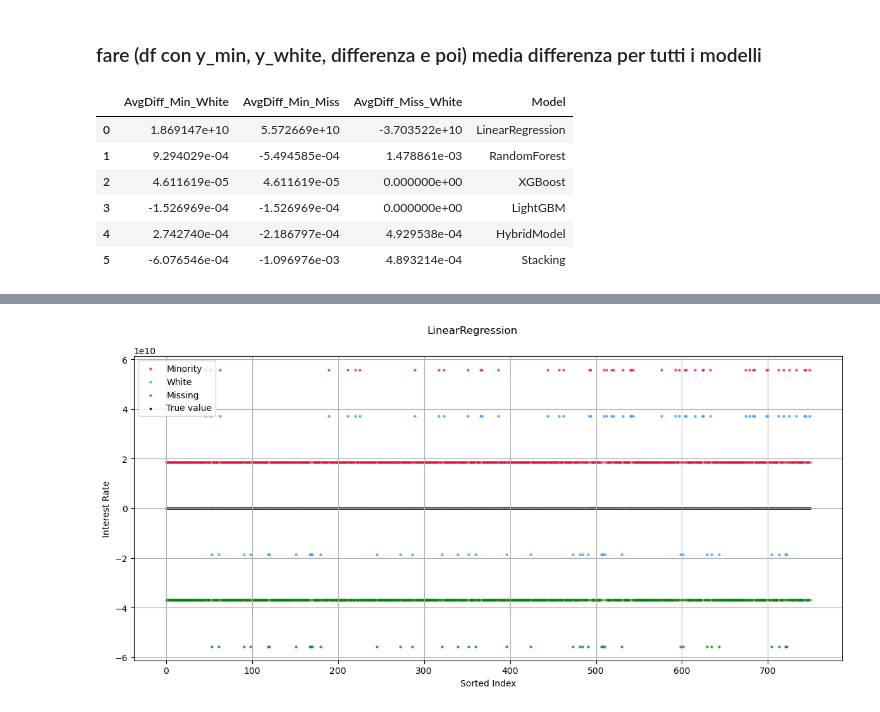
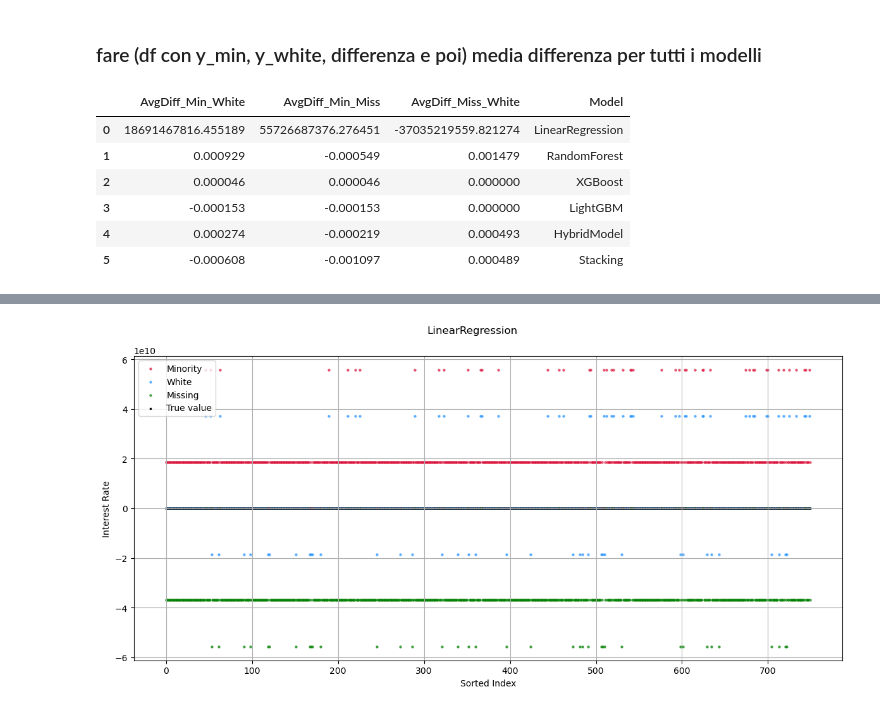
Before and after one commit to frafuria/GH_TEHSIS, a Jupyter notebook: CODICE/5_fairness_results/3_counterfactual_analysis/C_ANALISI_counterfactuals.ipynb, the cells around one changed output, grey strips where cells are left out. Saved outputs shown, nothing was run; the diff lists cells and outputs as text; code cells hidden in the pictures.

```diff
--- a/CODICE/5_fairness_results/3_counterfactual_analysis/C_ANALISI_counterfactuals.ipynb
+++ b/CODICE/5_fairness_results/3_counterfactual_analysis/C_ANALISI_counterfactuals.ipynb
@@ -193,13 +193,15 @@ avg_diffs_df = pd.DataFrame(avg_diffs, columns=['AvgDiff_Min_White', 'AvgDiff_Mi
 ttest_diffs_df = pd.DataFrame([diffs, t_statistic, p_value, pair, names], index=['Difference','t_statistic', 'p_value', 'Pair', 'Model'])#, columns=['T_Min_White', 'T_Min_Miss', 'T_Miss_White', 'Model'])
 # %%
 # Display the DataFrame
-avg_diffs_df
+pd.options.display.float_format = '{:.6f}'.format
+
+avg_diffs_df#['AvgDiff_Min_White'].apply(lambda x: '%.6f' % x)
 # %% [output]
 |  | AvgDiff_Min_White | AvgDiff_Min_Miss | AvgDiff_Miss_White | Model |
-| 0 | 1.869147e+10 | 5.572669e+10 | -3.703522e+10 | LinearRegression |
-| 1 | 9.294029e-04 | -5.494585e-04 | 1.478861e-03 | RandomForest |
-| 2 | 4.611619e-05 | 4.611619e-05 | 0.000000e+00 | XGBoost |
-| 3 | -1.526969e-04 | -1.526969e-04 | 0.000000e+00 | LightGBM |
-| 4 | 2.742740e-04 | -2.186797e-04 | 4.929538e-04 | HybridModel |
-| 5 | -6.076546e-04 | -1.096976e-03 | 4.893214e-04 | Stacking |
+| 0 | 18691467816.455189 | 55726687376.276451 | -37035219559.821274 | LinearRegression |
+| 1 | 0.000929 | -0.000549 | 0.001479 | RandomForest |
+| 2 | 0.000046 | 0.000046 | 0.000000 | XGBoost |
+| 3 | -0.000153 | -0.000153 | 0.000000 | LightGBM |
+| 4 | 0.000274 | -0.000219 | 0.000493 | HybridModel |
+| 5 | -0.000608 | -0.001097 | 0.000489 | Stacking |
 # %%
```
Also changed, not shown: parts of 5 cells of this notebook, 5 other files.
